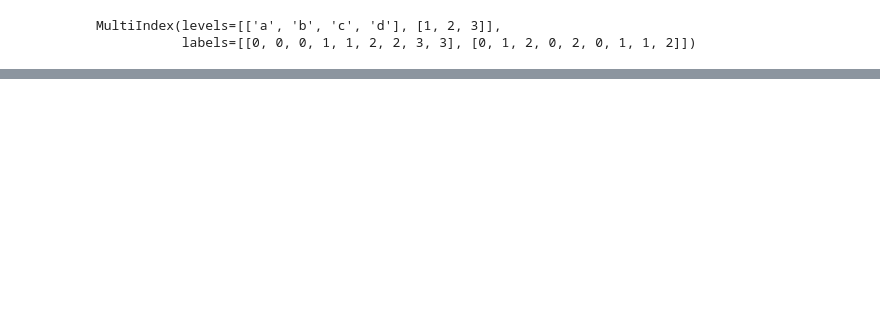
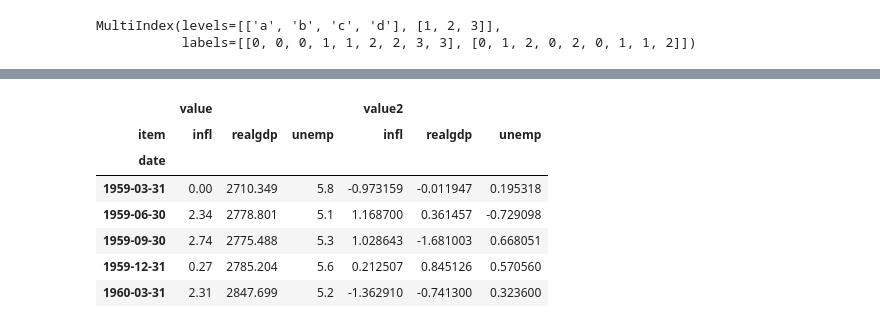
Before and after one commit to FFFantine/data_analysis_learning, a Jupyter notebook: Task3/Task3. 第八章 数据规整：聚合、合并和重塑.ipynb, the cells around one changed output, grey strips where cells are left out. Drawn from its saved outputs; the diff is of its cells as text; code cells hidden in the pictures; blank space fills up the shorter version.

```diff
--- a/Task3/Task3. 第八章 数据规整：聚合、合并和重塑.ipynb
+++ b/Task3/Task3. 第八章 数据规整：聚合、合并和重塑.ipynb
@@ -82,0 +1253,3 @@ frame = pd.DataFrame(np.arange(12).reshape((4, 3)),
+# %%
+ldata['value2'] = np.random.randn(len(ldata))
+ldata.head(10)
@@ -82,0 +1268,13 @@ frame = pd.DataFrame(np.arange(12).reshape((4, 3)),
+# %%
+pivoted = ldata.pivot('date', 'item')
+# %%
+pivoted.head()
+# %% [output]
+|  | value |  |  | value2 |  |  |
+| item | infl | realgdp | unemp | infl | realgdp | unemp |
+| date |  |  |  |  |  |  |
+| 1959-03-31 | 0.00 | 2710.349 | 5.8 | -0.973159 | -0.011947 | 0.195318 |
+| 1959-06-30 | 2.34 | 2778.801 | 5.1 | 1.168700 | 0.361457 | -0.729098 |
+| 1959-09-30 | 2.74 | 2775.488 | 5.3 | 1.028643 | -1.681003 | 0.668051 |
+| 1959-12-31 | 0.27 | 2785.204 | 5.6 | 0.212507 | 0.845126 | 0.570560 |
+| 1960-03-31 | 2.31 | 2847.699 | 5.2 | -1.362910 | -0.741300 | 0.323600 |
```
Also changed, not shown: parts of 157 cells of this notebook, 1 other file.
